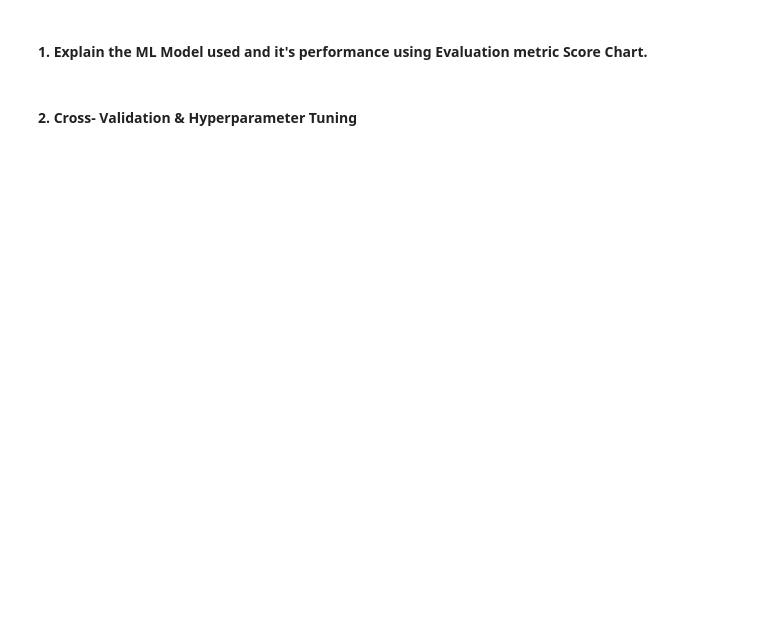
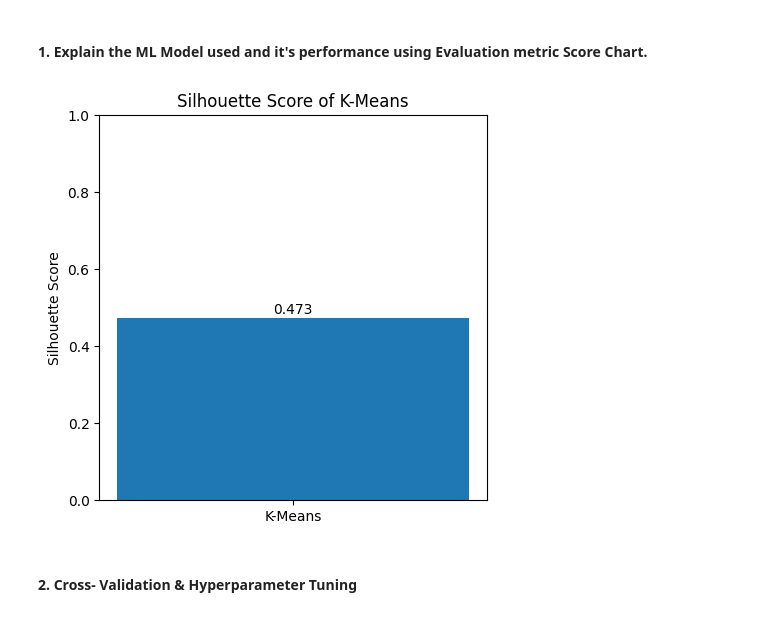
Before and after one commit to GEE2007/world-happiness-clustering, a Jupyter notebook: world_happiness_clustering.ipynb, the cells around one changed output. Cells and saved outputs as stored; diff of their text form; code cells hidden in the pictures; blank space fills up the shorter version.

```diff
--- a/world_happiness_clustering.ipynb
+++ b/world_happiness_clustering.ipynb
@@ -1106,3 +1161,28 @@ Answer Here.
+# %%
+# Visualizing evaluation Metric Score chart
+plt.figure(figsize=(5,5))
+
+plt.bar(
+    ["K-Means"],
+    [sil_score]
+)
+
+plt.title("Silhouette Score of K-Means")
+
+plt.ylabel("Silhouette Score")
+
+plt.ylim(0,1)
+
+plt.text(
+    0,
+    sil_score+0.01,
+    round(sil_score,3),
+    ha="center"
+)
+
+plt.show()
+# %% [output]
+[figure, added]
 # %% [markdown]
 #### 2. Cross- Validation & Hyperparameter Tuning
 # %%
```
Also changed, not shown: parts of 52 cells of this notebook.
